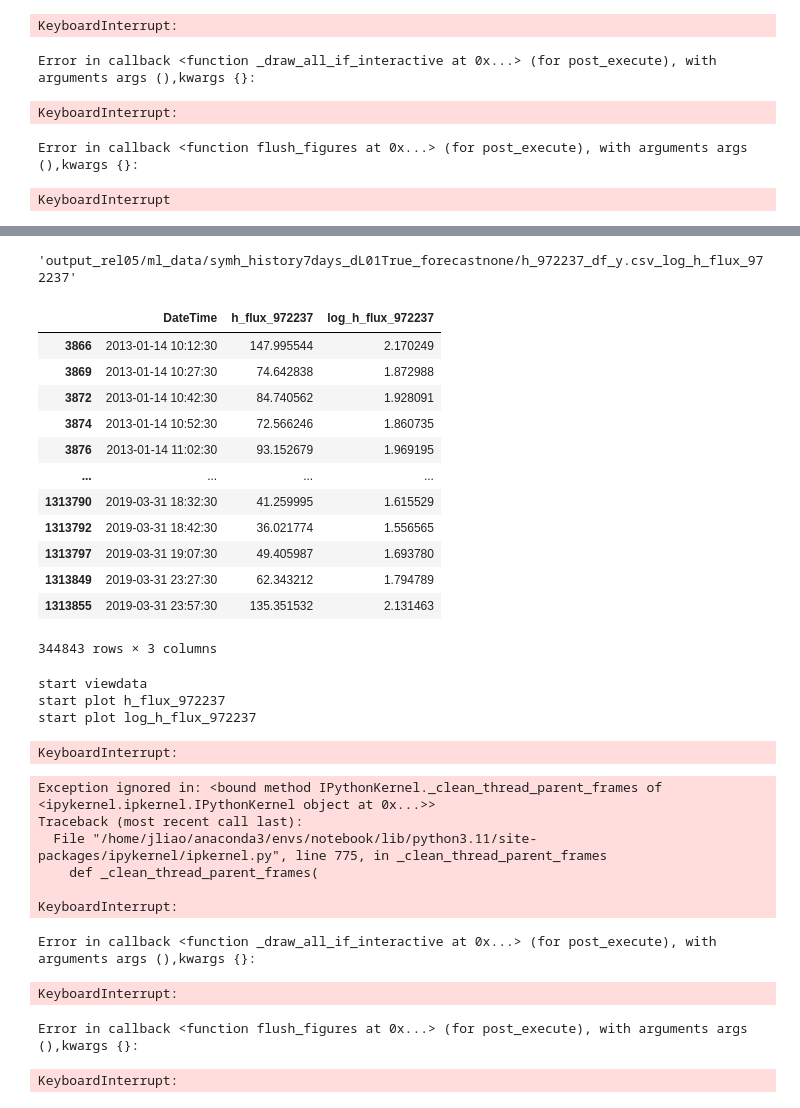
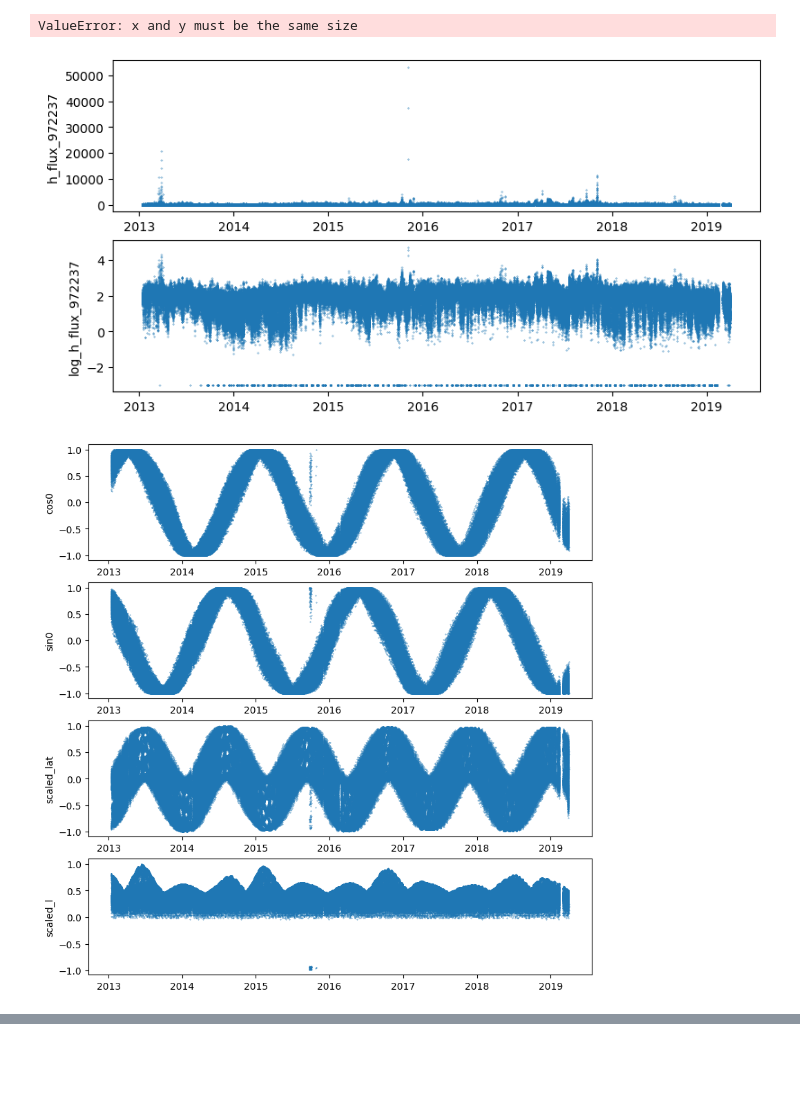
Before and after one commit to TechCoderYorktown/ml_ringcurrent_ion, a Jupyter notebook: 01_rbsp_hope_script_prepare_mldata.ipynb, the cells around one changed output, grey strips where cells are left out. Cells and saved outputs as stored; diff of their text form; code cells hidden in the pictures; blank space fills up the shorter version.

```diff
--- a/01_rbsp_hope_script_prepare_mldata.ipynb
+++ b/01_rbsp_hope_script_prepare_mldata.ipynb
@@ -80,7 +74,7 @@ recalc = False
 plot_data = True
 save_data = True
 
-raw_feature_names =  ['symh']#,'asyh','ae','asyd'] #['symh','asyh','asyd','ae','f10.7','kp','swp','swn','swv','by','bz']
+raw_feature_names =  ['symh','asyh','ae','asyd'] #['symh','asyh','asyd','ae','f10.7','kp','swp','swn','swv','by','bz']
 number_history = 7
 energy = '972237'
 species = 'h'
@@ -122,8 +116,8 @@ x_train, x_valid, x_test, y_train, y_valid, y_test = prepare_ml_dataset.create_m
 print("shapes of x_train, x_valid, x_test, y_train, y_valid, y_test ")
 print(x_train.shape, x_valid.shape, x_test.shape, y_train.shape, y_valid.shape, y_test.shape)
 
-if save_data:
-    prepare_ml_dataset.save_df_data(df_full[[fulldata_settings['datetime_name'], data_settings["y_name"]] + fulldata_settings["raw_coor_names"] + fulldata_settings["raw_feature_names"]], index_train, index_valid, index_test, dataset_csv)
+# if save_data:
+#     prepare_ml_dataset.save_df_data(df_full[[fulldata_settings['datetime_name'], data_settings["y_name"]] + fulldata_settings["raw_coor_names"] + fulldata_settings["raw_feature_names"]], index_train, index_valid, index_test, dataset_csv)
 
-    prepare_ml_dataset.save_csv_data(x_train, x_valid, x_test, y_train, y_valid, y_test , dataset_csv)
+#     prepare_ml_dataset.save_csv_data(x_train, x_valid, x_test, y_train, y_valid, y_test , dataset_csv)
 # %% [output]
@@ -135,10 +198,9 @@ NameError: name 'get_good_index' is not defined
 # %%
 if plot_data:
-    print("start plot data")
+    prepare_ml_dataset.plot_y_data(df_data[ [ fulldata_settings['datetime_name'],  data_settings["y_name"],data_settings["log_y_name"]]], data_settings["y_name"],data_settings["log_y_name"],  fulldata_settings['datetime_name'], dataset_csv["df_y"]+ '_'+ data_settings["log_y_name"])
 
-    prepare_ml_dataset.plot_y_data(df_data[ [ fulldata_settings['datetime_name'],  data_settings["y_name"],data_settings["log_y_name"]]], data_settings["y_name"],data_settings["log_y_name"],  fulldata_settings['datetime_name'], filename["df_y"]+ '_'+ data_settings["log_y_name"])
+    prepare_ml_dataset.plot_coor_data(df_data[[fulldata_settings['datetime_name']]+fulldata_settings["coor_names"]], fulldata_settings["coor_names"],  fulldata_settings['datetime_name'], dataset_csv["df_coor"])
 
-    prepare_ml_dataset.plot_coor_data(df_data[ [fulldata_settings['datetime_name'],fulldata_settings["coor_names"]  ]], fulldata_settings["coor_names"],  fulldata_settings['datetime_name'], fulldataset_csv["df_coor"])
-
-    prepare_ml_dataset.plot_feature_data(df_data[ [fulldata_settings['datetime_name'],fulldata_settings["feature_names"] ]], fulldata_settings["feature_names"],  fulldata_settings['datetime_name'], fulldataset_csv["df_coor"])
+    to_plot_feature_name = [s + "_2h" for s in fulldata_settings["feature_names"]]
+    prepare_ml_dataset.plot_feature_data(df_data[[fulldata_settings['datetime_name']] + to_plot_feature_name], to_plot_feature_name, to_plot_feature_name, dataset_csv["df_feature"])
 # %% [output]
@@ -150,5 +220,3 @@ start plot log_h_flux_972237
-KeyboardInterrupt:
+ValueError: x and y must be the same size
-Error in callback <function _draw_all_if_interactive at 0x...> (for post_execute), with arguments args (),kwargs {}:
-KeyboardInterrupt:
-Error in callback <function flush_figures at 0x...> (for post_execute), with arguments args (),kwargs {}:
-KeyboardInterrupt
+[figure, added]
+[figure, added]
@@ -155,4 +223,0 @@ KeyboardInterrupt
-# %%
-filename
-# %% [output]
-'output_rel05/ml_data/symh_history7days_dL01True_forecastnone/h_972237_df_y.csv_log_h_flux_972237'
@@ -166,35 +223,0 @@ filename = dataset_csv["df_y"]+'_'+  data_settings["log_y_name"]
-# %%
-df_y
-# %% [output]
-|  | DateTime | h_flux_972237 | log_h_flux_972237 |
-| 3866 | 2013-01-14 10:12:30 | 147.995544 | 2.170249 |
-| 3869 | 2013-01-14 10:27:30 | 74.642838 | 1.872988 |
-| 3872 | 2013-01-14 10:42:30 | 84.740562 | 1.928091 |
-| 3874 | 2013-01-14 10:52:30 | 72.566246 | 1.860735 |
-| 3876 | 2013-01-14 11:02:30 | 93.152679 | 1.969195 |
-| ... | ... | ... | ... |
-| 1313790 | 2019-03-31 18:32:30 | 41.259995 | 1.615529 |
-| 1313792 | 2019-03-31 18:42:30 | 36.021774 | 1.556565 |
-| 1313797 | 2019-03-31 19:07:30 | 49.405987 | 1.693780 |
-| 1313849 | 2019-03-31 23:27:30 | 62.343212 | 1.794789 |
-| 1313855 | 2019-03-31 23:57:30 | 135.351532 | 2.131463 |
-344843 rows × 3 columns
-# %%
-import plot_functions
-
-plot_functions.view_data(df_y, [y_name,log_y_name], [y_name,log_y_name], df_y[datetime_name].reset_index(drop=True), figname = filename)
-# %% [output]
-start viewdata
-start plot h_flux_972237
-start plot log_h_flux_972237
-KeyboardInterrupt:
-Exception ignored in: <bound method IPythonKernel._clean_thread_parent_frames of <ipykernel.ipkernel.IPythonKernel object at 0x...>>
-Traceback (most recent call last):
-  File "/home/jliao/anaconda3/envs/notebook/lib/python3.11/site-packages/ipykernel/ipkernel.py", line 775, in _clean_thread_parent_frames
-    def _clean_thread_parent_frames(
-
-KeyboardInterrupt:
-Error in callback <function _draw_all_if_interactive at 0x...> (for post_execute), with arguments args (),kwargs {}:
-KeyboardInterrupt:
-Error in callback <function flush_figures at 0x...> (for post_execute), with arguments args (),kwargs {}:
-KeyboardInterrupt:
```
Also changed, not shown: parts of 22 cells of this notebook, 5 other files.
